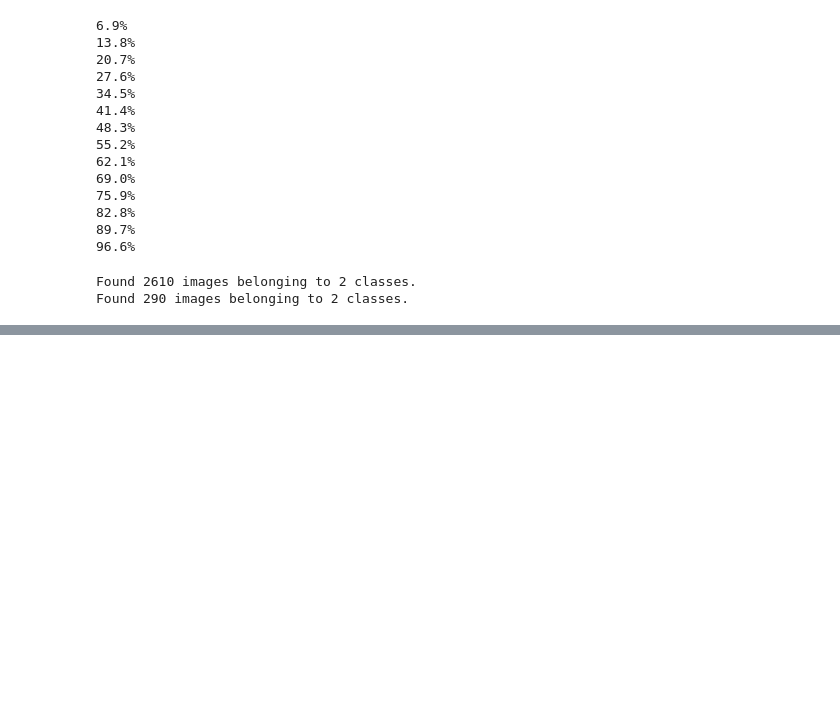
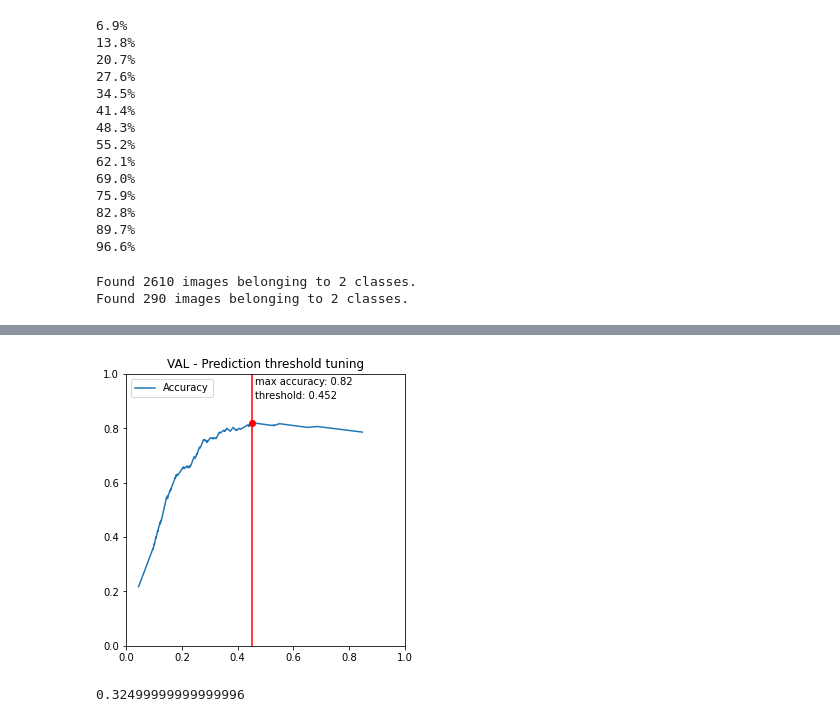
Before and after one commit to phfimmers/Mole-Detection-CNN-Project, a Jupyter notebook: src/model/model_transfer_learning_google_colab.ipynb, the cells around one changed output, grey strips where cells are left out. Cells and saved outputs as stored; diff of their text form; code cells hidden in the pictures; blank space fills up the shorter version.

```diff
--- a/src/model/model_transfer_learning_google_colab.ipynb
+++ b/src/model/model_transfer_learning_google_colab.ipynb
@@ -369,0 +373,53 @@ print('ROC AUC score: {:.2f}'.format(roc_auc_score(y_test, model.predict(X_test)
+# %%
+def accuracy_scores_display(prediction_probabilities, y_true):
+    '''A function calculating and plotting the accuracy scores per decision threshold,
+    This score is comparable between datasets of equal class balance.'''
+    _, _, thresholds = roc_curve(y_true, prediction_probabilities)
+
+
+    #accuracy = true_positive_count + true_negative_count /
+    #           total_case_nr
+
+    accuracies = np.empty((0,))
+
+    for threshold in thresholds[1:]:
+        val_positive_indices = np.where(y_true == 1)[0]
+        pred_positive_indices = np.where(prediction_probabilities >= threshold)[0]
+        true_positive_count = np.intersect1d(val_positive_indices, pred_positive_indices).shape[0]
+        val_negative_indices = np.where(y_true == 0)[0]
+        pred_negative_indices = np.where(prediction_probabilities < threshold)[0]
+        true_negative_count = np.intersect1d(val_negative_indices, pred_negative_indices).shape[0]
+
+        accuracy = (true_positive_count + true_negative_count) / y_true.shape[0]
+
+        accuracies = np.append(accuracies, accuracy)
+
+    plt.plot(thresholds[1:], accuracies, label = f'Accuracy')
+    plt.plot(thresholds[1:][np.argmax(accuracies)],accuracies.max(), 'ro')
+    plt.title('Prediction threshold tuning')
+    plt.xlim(0, 1)
+    plt.ylim(0, 1)
+    plt.axvline(x=thresholds[1:][np.argmax(accuracies)], c = 'r')
+    plt.gca().annotate(f'max accuracy: {accuracies.max():.2f}',
+                       xy=(thresholds[1:][np.argmax(accuracies)]+0.01, 0.96),
+                       horizontalalignment='left',
+                       xycoords='data')
+    plt.gca().annotate(f'threshold: {thresholds[1:][np.argmax(accuracies)]:.3f}',
+                       xy=(thresholds[1:][np.argmax(accuracies)]+0.01, 0.91),
+                       horizontalalignment='left',
+                       xycoords='data')
+    plt.legend(loc = 'upper left')
+    return plt.gca(), thresholds[1:][np.argmax(accuracies)]
+# %%
+plt.figure(figsize = (5,5))
+ax, cut_point_accuracy = accuracy_scores_display(model.predict(X_test), y_test)
+plt.title('VAL - Prediction threshold tuning')
+plt.show()
+# %% [output]
+[figure, added]
+# %%
+from sklearn.metrics import f1_score
+
+print(f1_score(y_test, model.predict(X_test).round(0)))
+# %% [output]
+0.32499999999999996
```
Also changed, not shown: parts of 9 cells of this notebook.
